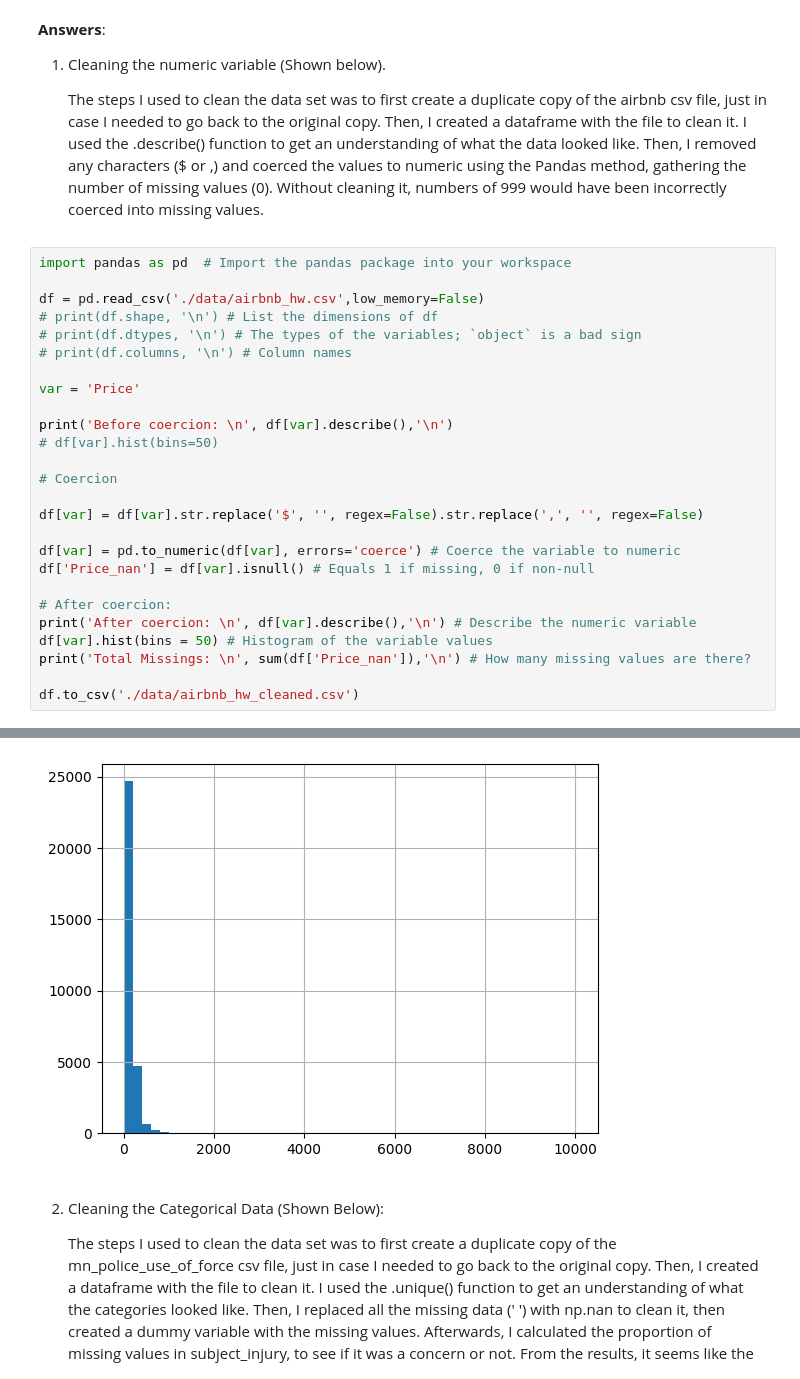
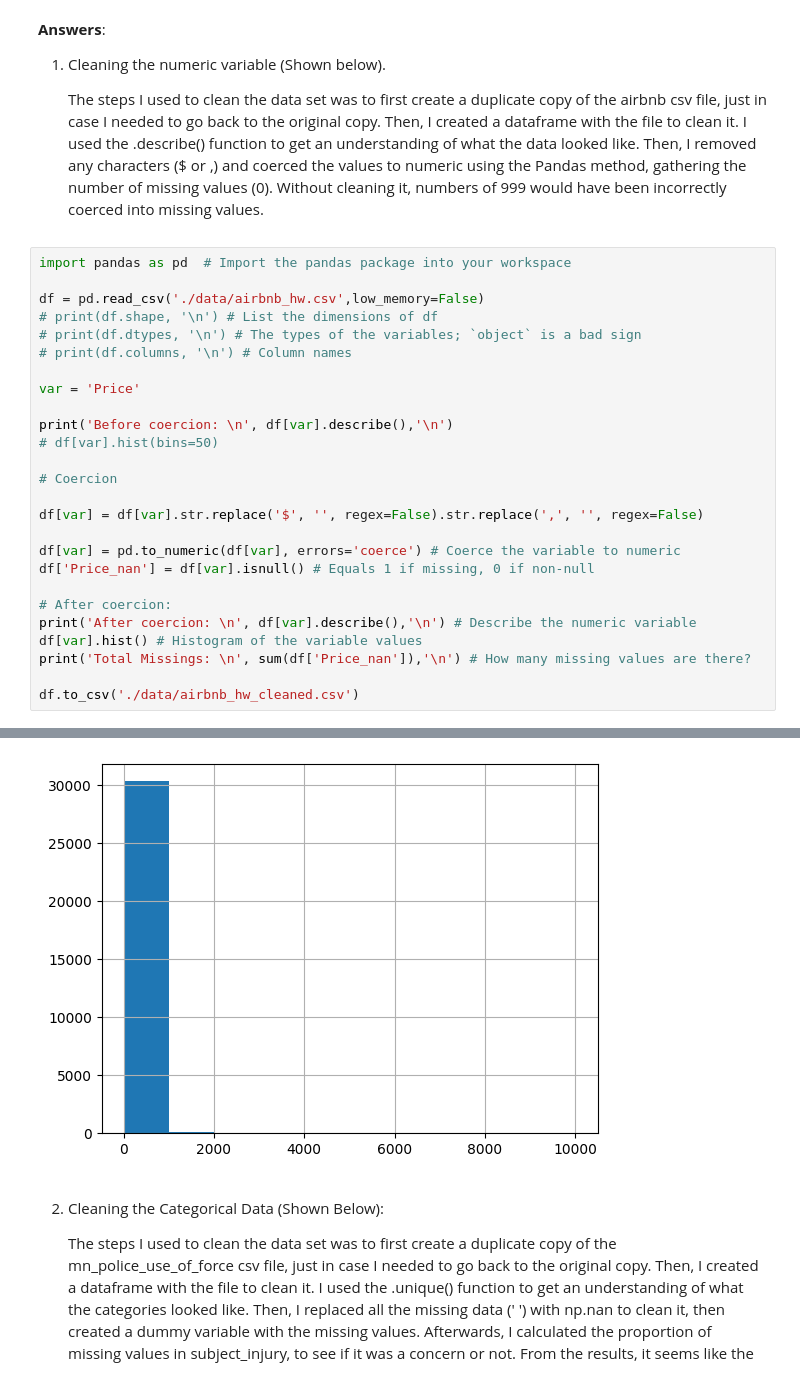
Before and after one commit to elyse-undan/wrangling, a Jupyter notebook: assignment/assignment.ipynb, the cells around one changed output, grey strips where cells are left out. Saved outputs shown, nothing was run; the diff lists cells and outputs as text.

```diff
--- a/assignment/assignment.ipynb
+++ b/assignment/assignment.ipynb
@@ -31,35 +31,35 @@ df[var] = df[var].str.replace('$', '', regex=False).str.replace(',', '', regex=F
 
 df[var] = pd.to_numeric(df[var], errors='coerce') # Coerce the variable to numeric
 df['Price_nan'] = df[var].isnull() # Equals 1 if missing, 0 if non-null
 
 # After coercion:
 print('After coercion: \n', df[var].describe(),'\n') # Describe the numeric variable
-df[var].hist(bins = 50) # Histogram of the variable values
+df[var].hist() # Histogram of the variable values
 print('Total Missings: \n', sum(df['Price_nan']),'\n') # How many missing values are there?
 
 df.to_csv('./data/airbnb_hw_cleaned.csv')
 # %% [output]
 Before coercion:
  count     30478
 unique      511
 top         150
 freq       1481
 Name: Price, dtype: object
 
 After coercion:
  count    30478.000000
 mean       163.589737
 std        197.785454
 min         10.000000
 25%         80.000000
 50%        125.000000
 75%        195.000000
 max      10000.000000
 Name: Price, dtype: float64
 
 Total Missings:
  0
-[figure, old version]
+[figure, new version]
 # %% [markdown]
 2. Cleaning the Categorical Data (Shown Below):
 
```
Also changed, not shown: parts of 3 cells of this notebook, 2 other files.
